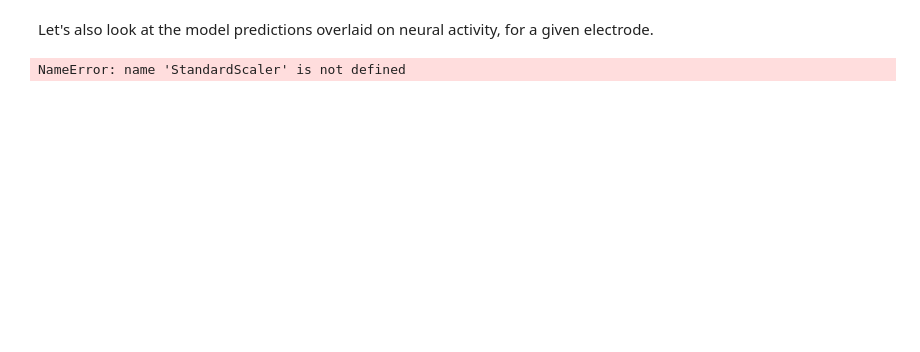
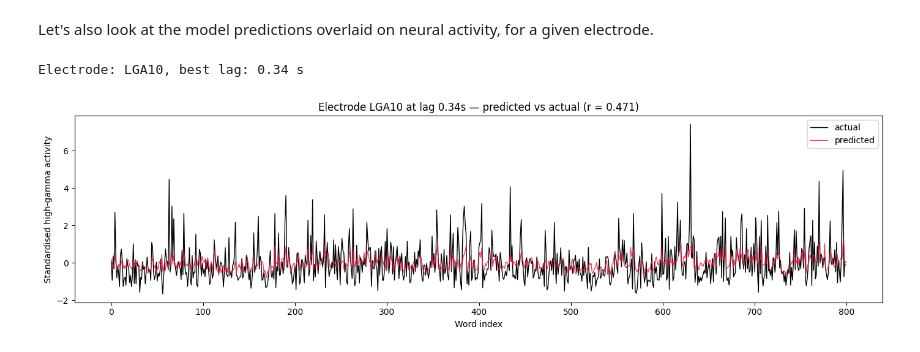
Before and after one commit to bootstrapbill/encoding_model_tutorial, a Jupyter notebook: notebooks/encoding_tutorial.ipynb, the cells around one changed output. Saved outputs shown, nothing was run; the diff lists cells and outputs as text; code cells hidden in the pictures; blank space fills up the shorter version.

```diff
--- a/notebooks/encoding_tutorial.ipynb
+++ b/notebooks/encoding_tutorial.ipynb
@@ -433,7 +467,7 @@ Coordinate matrix shape:  (235, 3)
 Let's also look at the model predictions overlaid on neural activity, for a given electrode.
 # %%
 
-# NOTE: we are predicting on data the model has (partially) seen during training.
+# NOTE: here we are predicting on data the model has (partially) seen during training.
 # This is for visualisation purposes only — not a proper held-out evaluation.
 
 # Predict on the full dataset using the already-fitted model
@@ -441,33 +475,34 @@ Y_sc = StandardScaler().fit_transform(Y)
 Y_preds_sc = model.predict(X)
 
 # Reshape to (n_words, n_electrodes, n_lags)
 Y_actual = Y_sc.reshape(-1, *epochs_shape)
 Y_predicted = Y_preds_sc.reshape(-1, *epochs_shape)
 
 # Pick an electrode and its best lag
-electrode = "LGA1"
+electrode = "LGA10"
 ch_idx = epochs.ch_names.index(electrode)
 best_lag_idx = corrs_embedding.mean(0)[ch_idx].argmax()
 lags = np.arange(-2 * 512, 2 * 512, 16) / 512
 print(f"Electrode: {electrode}, best lag: {lags[best_lag_idx]:.2f} s")
 
 # Extract word-by-word time series at this electrode and lag
 actual = Y_actual[:, ch_idx, best_lag_idx]
 predicted = Y_predicted[:, ch_idx, best_lag_idx]
 r = np.corrcoef(actual, predicted)[0, 1]
 
 # Plot a segment
-n_show = 150
+n_show = 800
 fig, ax = plt.subplots(figsize=(14, 4))
 word_idx = np.arange(n_show)
 ax.plot(word_idx, actual[:n_show], color="black", linewidth=1, label="actual")
 ax.plot(word_idx, predicted[:n_show], color="crimson", linewidth=1, alpha=0.8, label="predicted")
 ax.set_xlabel("Word index")
 ax.set_ylabel("Standardised high-gamma activity")
 ax.set_title(f"Electrode {electrode} at lag {lags[best_lag_idx]:.2f}s — "
              f"predicted vs actual (r = {r:.3f})")
 ax.legend()
 plt.tight_layout()
 plt.show()
 # %% [output]
-NameError: name 'StandardScaler' is not defined
+Electrode: LGA10, best lag: 0.34 s
+[figure, added]
```
Also changed, not shown: parts of 17 cells of this notebook.
